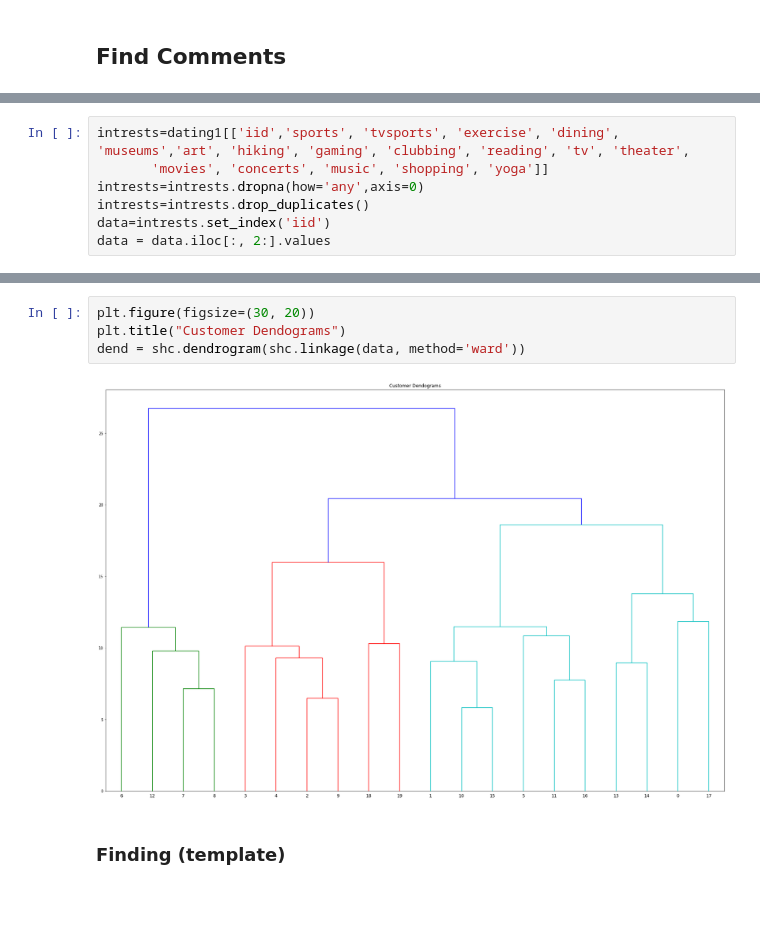
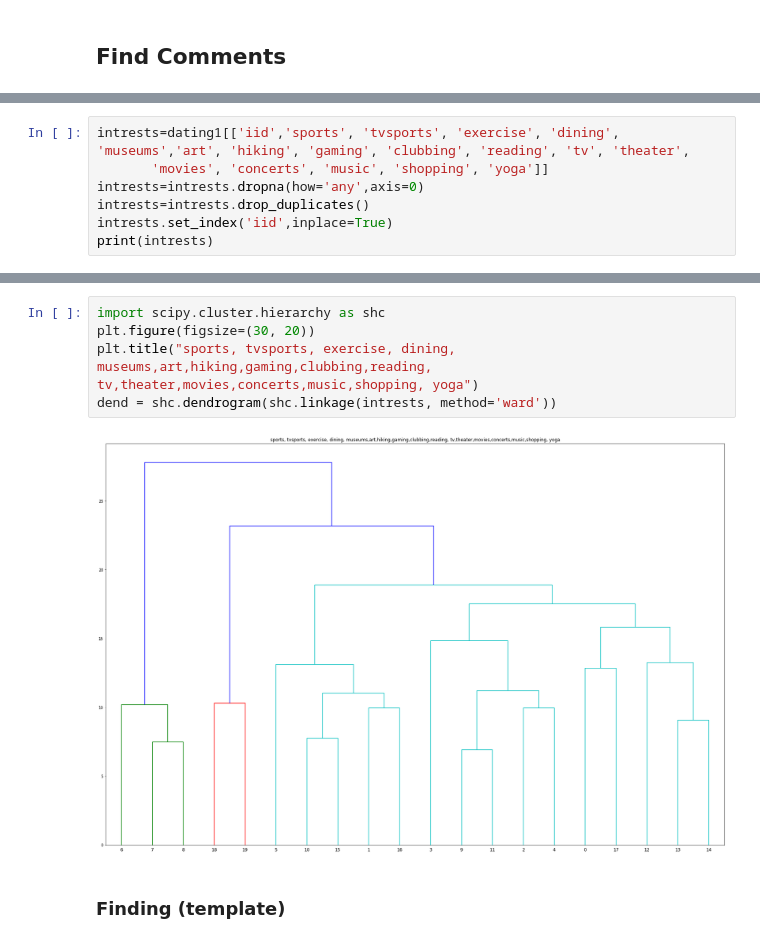
Before and after one commit to czhu505/Data620-Fireflies, a Jupyter notebook: project_2/Speed Dating Experiment.ipynb, the cells around one changed output, grey strips where cells are left out. Cells and saved outputs as stored; diff of their text form; blank space fills up the shorter version.

```diff
--- a/project_2/Speed Dating Experiment.ipynb
+++ b/project_2/Speed Dating Experiment.ipynb
@@ -204,5 +226,5 @@ intrests=dating1[['iid','sports', 'tvsports', 'exercise', 'dining', 'museums','a
        'movies', 'concerts', 'music', 'shopping', 'yoga']]
 intrests=intrests.dropna(how='any',axis=0)
 intrests=intrests.drop_duplicates()
-data=intrests.set_index('iid')
-data = data.iloc[:, 2:].values
+intrests.set_index('iid',inplace=True)
+print(intrests)
@@ -209,9 +249,10 @@ data = data.iloc[:, 2:].values
 # %%
+import scipy.cluster.hierarchy as shc
 plt.figure(figsize=(30, 20))
-plt.title("Customer Dendograms")
-dend = shc.dendrogram(shc.linkage(data, method='ward'))
+plt.title("sports, tvsports, exercise, dining, museums,art,hiking,gaming,clubbing,reading, tv,theater,movies,concerts,music,shopping, yoga")
+dend = shc.dendrogram(shc.linkage(intrests, method='ward'))
 # %% [output]
-[figure, old version]
+[figure, new version]
 # %% [markdown]
 ###  Finding (template)
 # %% [markdown]
```
Also changed, not shown: parts of 8 cells of this notebook.
